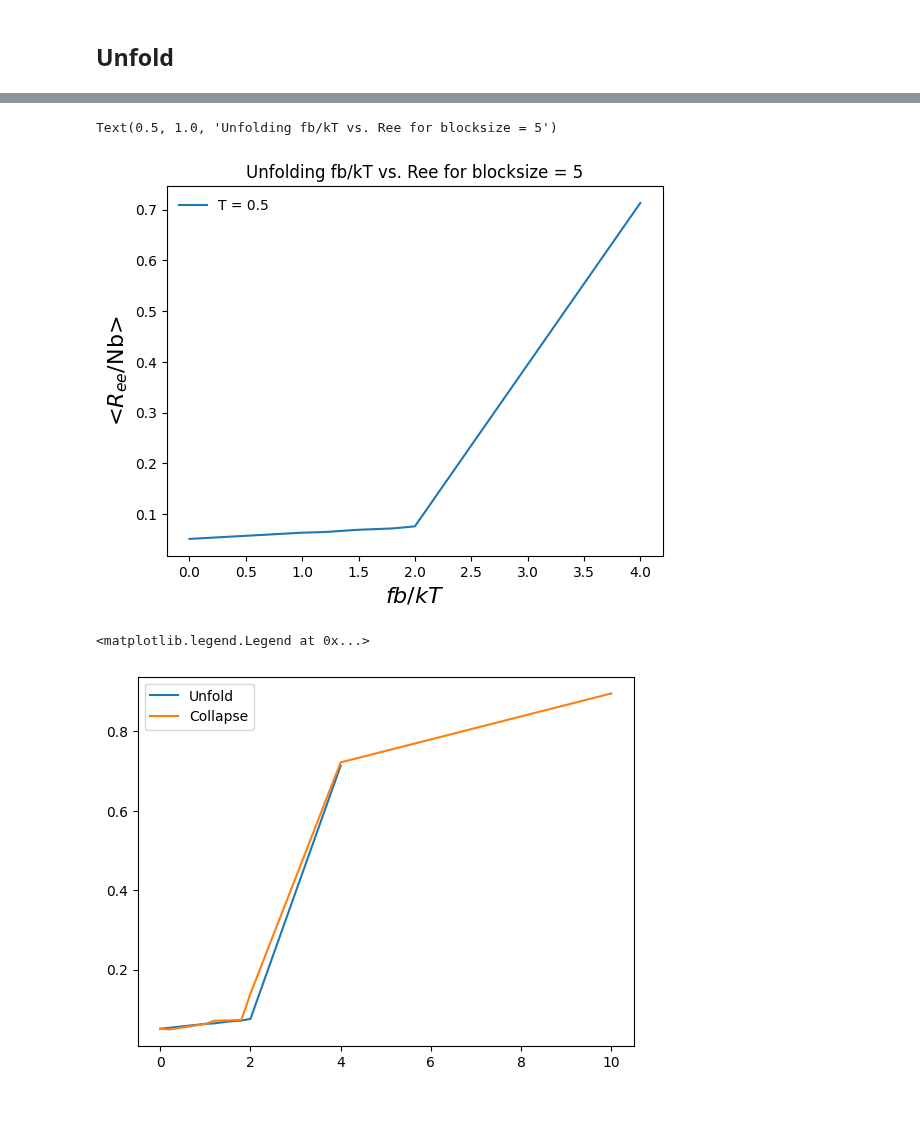
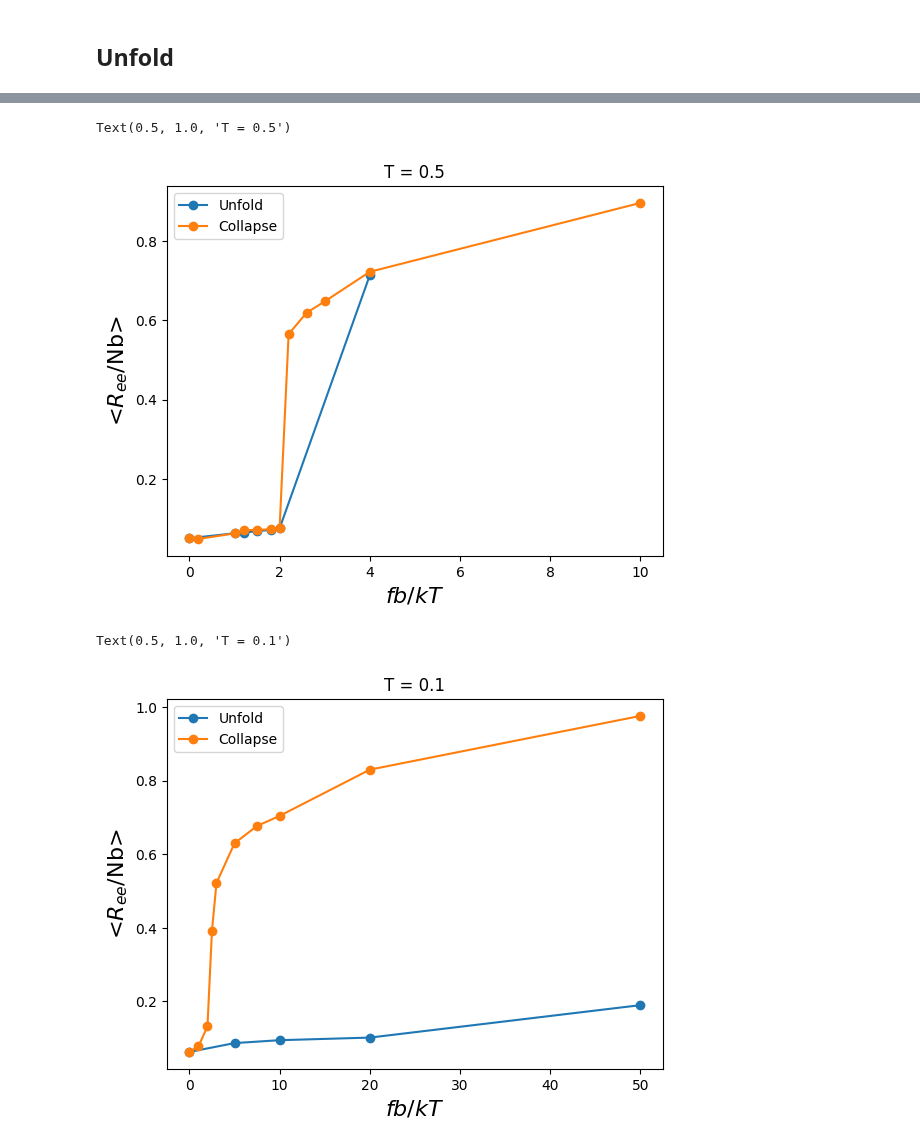
Before and after one commit to VagrantHyp/Code, a Jupyter notebook: Block5.ipynb, the cells around one changed output, grey strips where cells are left out. Drawn from its saved outputs; the diff is of its cells as text; code cells hidden in the pictures; blank space fills up the shorter version.

Commit message:
New data

```diff
--- a/Block5.ipynb
+++ b/Block5.ipynb
@@ -12,6 +12,6 @@ temps = [0.1, 0.5, 0.75, 1, 2, 5]
 # %%
 #T = 0.1
-f = [0, 0.5, 1, 2, 5]
+f = [0, 0.1, 0.2, 0.25, 0.3, 0.5, 0.75, 1, 2, 5]
 t = 0.1
 Rgfolder = '../Data/Block5/Radius of gyration/ForcesT01'
 Reefolder = '../Data/Block5/End-to-end distance/ForcesT01'
@@ -291,5 +275,22 @@ plt.savefig('../Data/Block5/Figures/Fbkt vs Ree')
 # %% [markdown]
 ## Unfold
+# %%
+# T = 0.1
+f = [0, 0.5, 1, 2, 5]
+t = 0.1
+Rgfolder = '../Data/Block5/Unfold/T0.1/Rg'
+Reefolder = '../Data/Block5/Unfold/T0.1/Ree'
+Rgpaths = []
+Reepaths = []
+for path in os.listdir(Rgfolder):
+    Rgpaths.append(Rgfolder + '/' + path)
+    Rgpaths.sort()
+
+for path in os.listdir(Reefolder):
+    Reepaths.append(Reefolder + '/' + path)
+    Reepaths.sort()
+
+CGT01Inv = CGT(f,t,Rgpaths, Reepaths)
 # %%
 # T = 0.5
 f = [0, 0.5, 0.6, 0.75, 0.9, 1, 2]
@@ -328,22 +329,30 @@ plt.plot(CGT05Inv.f, CGT05Inv.aveRee, 'o-')
 # %%
-#Fb/kT - Ree
+# # Comparison
+f05 = np.array(CGT05.f)
 force = np.array(CGT05Inv.f)
+Ree05 = np.array(CGT05.aveRee)
 Ree = np.array(CGT05Inv.aveRee)
-plt.plot(force/CGT05Inv.t,  Ree / 100, label = 'T = 0.5')
+plt.plot(force / CGT05Inv.t,  Ree / 100, 'o-', label = 'Unfold')
+plt.plot(f05 / CGT05.t, Ree05 / 100, 'o-', label = 'Collapse')
+plt.legend()
 plt.xlabel('$fb/kT$', fontsize=16)
 plt.ylabel('<$R_{ee}$/Nb>', fontsize=16)
-plt.legend(frameon=False)
-plt.title("Unfolding fb/kT vs. Ree for blocksize = 5")
+plt.title('T = 0.5')
 # %% [output]
-Text(0.5, 1.0, 'Unfolding fb/kT vs. Ree for blocksize = 5')
+Text(0.5, 1.0, 'T = 0.5')
-[figure, old version]
+[figure, new version]
 # %%
-# Comparison
-f05 = np.array(CGT05.f)
-Ree05 = np.array(CGT05.aveRee)
-plt.plot(force / CGT05Inv.t,  Ree / 100, label = 'Unfold')
-plt.plot(f05 / CGT05.t, Ree05 / 100, label = 'Collapse')
+# # Comparison
+force = np.array(CGT01Inv.f)
+f01 = np.array(CGT01.f)
+Ree01 = np.array(CGT01.aveRee)
+Ree = np.array(CGT01Inv.aveRee)
+plt.plot(force / CGT01Inv.t,  Ree / 100, 'o-', label = 'Unfold')
+plt.plot(f01 / CGT01.t, Ree01 / 100, 'o-', label = 'Collapse')
 plt.legend()
+plt.xlabel('$fb/kT$', fontsize=16)
+plt.ylabel('<$R_{ee}$/Nb>', fontsize=16)
+plt.title('T = 0.1')
 # %% [output]
-<matplotlib.legend.Legend at 0x...>
+Text(0.5, 1.0, 'T = 0.1')
-[figure, old version]
+[figure, new version]
```
Also changed, not shown: parts of 38 cells of this notebook, 3 other files.
